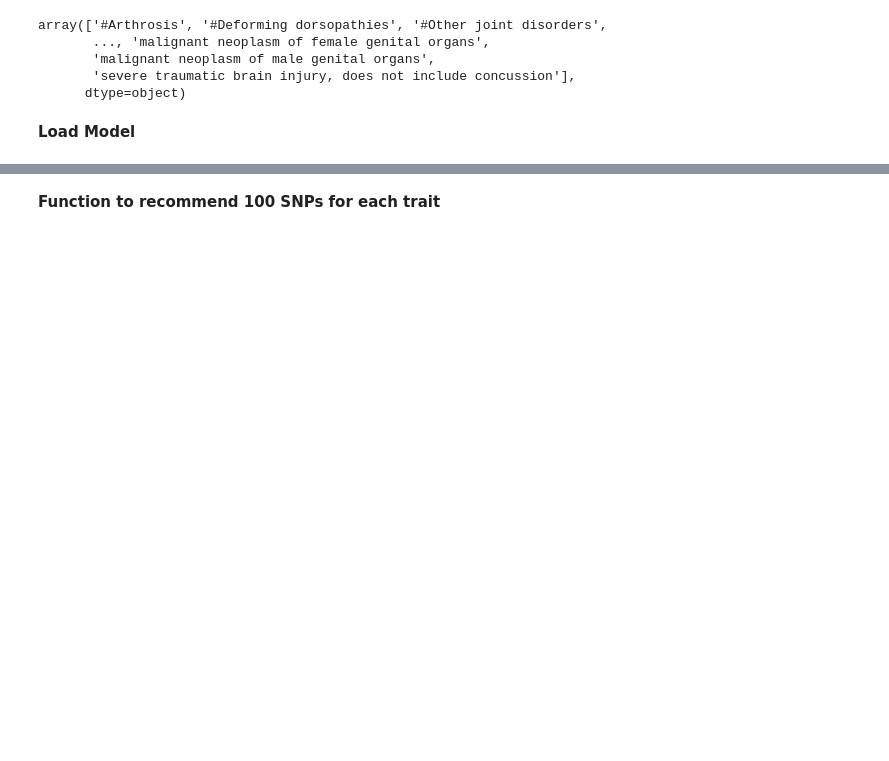
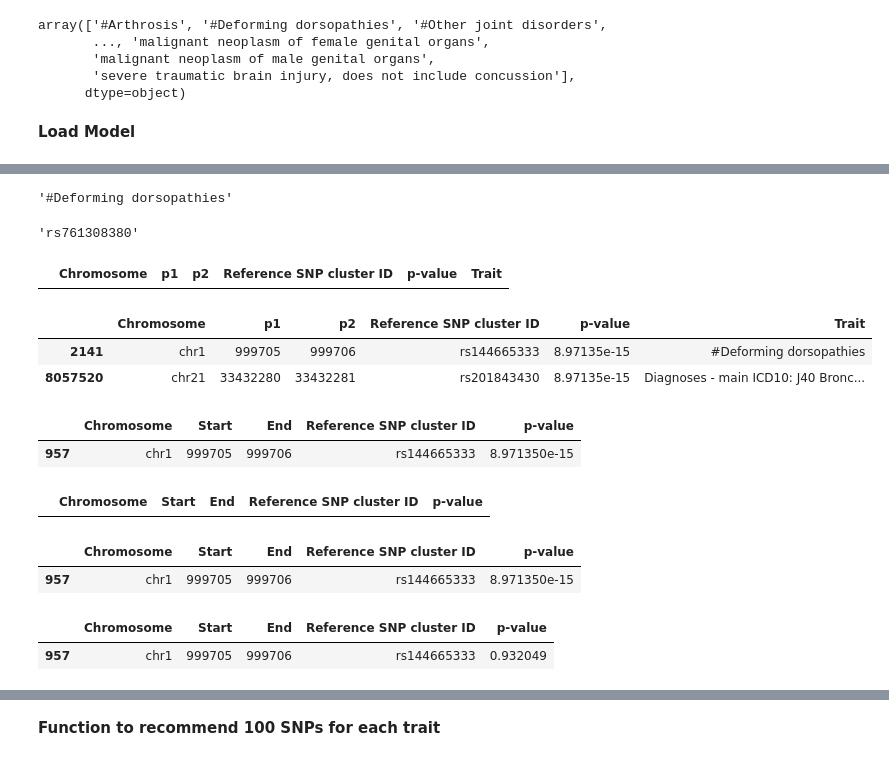
Before and after one commit to meuleman/gilbertAPI, a Jupyter notebook: recommendersystems/lightfm/GWAS/GWAS_back_to_basics.ipynb, the cells around one changed output, grey strips where cells are left out. Saved outputs shown, nothing was run; the diff lists cells and outputs as text; code cells hidden in the pictures; blank space fills up the shorter version.

```diff
--- a/recommendersystems/lightfm/GWAS/GWAS_back_to_basics.ipynb
+++ b/recommendersystems/lightfm/GWAS/GWAS_back_to_basics.ipynb
@@ -152,0 +328,21 @@ for i in trait_values_order_to_match_subthreshold:
+# %%
+ts[ts['trait_ind']==1]['Trait'].iloc[0]
+# %% [output]
+'#Deforming dorsopathies'
+# %%
+ts[ts['snp_ind']==1857466]['Reference SNP cluster ID'].iloc[0]
+# %% [output]
+'rs761308380'
+# %%
+t = d[d['Trait']=='Radial styloid tenosynovitis [de Quervain]']
+# t[t['Reference SNP cluster ID']=='rs761308380']
+t
+# %% [output]
+|  | Chromosome | p1 | p2 | Reference SNP cluster ID | p-value | Trait |
+# %%
+t = d[d['p-value']=='8.97135e-15']
+t
+# %% [output]
+|  | Chromosome | p1 | p2 | Reference SNP cluster ID | p-value | Trait |
+| 2141 | chr1 | 999705 | 999706 | rs144665333 | 8.97135e-15 | #Deforming dorsopathies |
+| 8057520 | chr21 | 33432280 | 33432281 | rs201843430 | 8.97135e-15 | Diagnoses - main ICD10: J40 Bronc... |
@@ -152,0 +357,19 @@ for i in trait_values_order_to_match_subthreshold:
+# %%
+trait_dfM13_DEQUERVAIN[trait_dfM13_DEQUERVAIN['p-value']==8.97135e-15]
+# %% [output]
+|  | Chromosome | Start | End | Reference SNP cluster ID | p-value |
+| 957 | chr1 | 999705 | 999706 | rs144665333 | 8.971350e-15 |
+# %%
+M13_DEFORMDORSOtrait_df[M13_DEFORMDORSOtrait_df['p-value']==8.97135e-15]
+# %% [output]
+|  | Chromosome | Start | End | Reference SNP cluster ID | p-value |
+# %%
+trait_dfM13_DEQUERVAIN[trait_dfM13_DEQUERVAIN['Reference SNP cluster ID']=='rs144665333']
+# %% [output]
+|  | Chromosome | Start | End | Reference SNP cluster ID | p-value |
+| 957 | chr1 | 999705 | 999706 | rs144665333 | 8.971350e-15 |
+# %%
+M13_DEFORMDORSOtrait_df[M13_DEFORMDORSOtrait_df['Reference SNP cluster ID']=='rs144665333']
+# %% [output]
+|  | Chromosome | Start | End | Reference SNP cluster ID | p-value |
+| 957 | chr1 | 999705 | 999706 | rs144665333 | 0.932049 |
```
Also changed, not shown: parts of 38 cells of this notebook.
